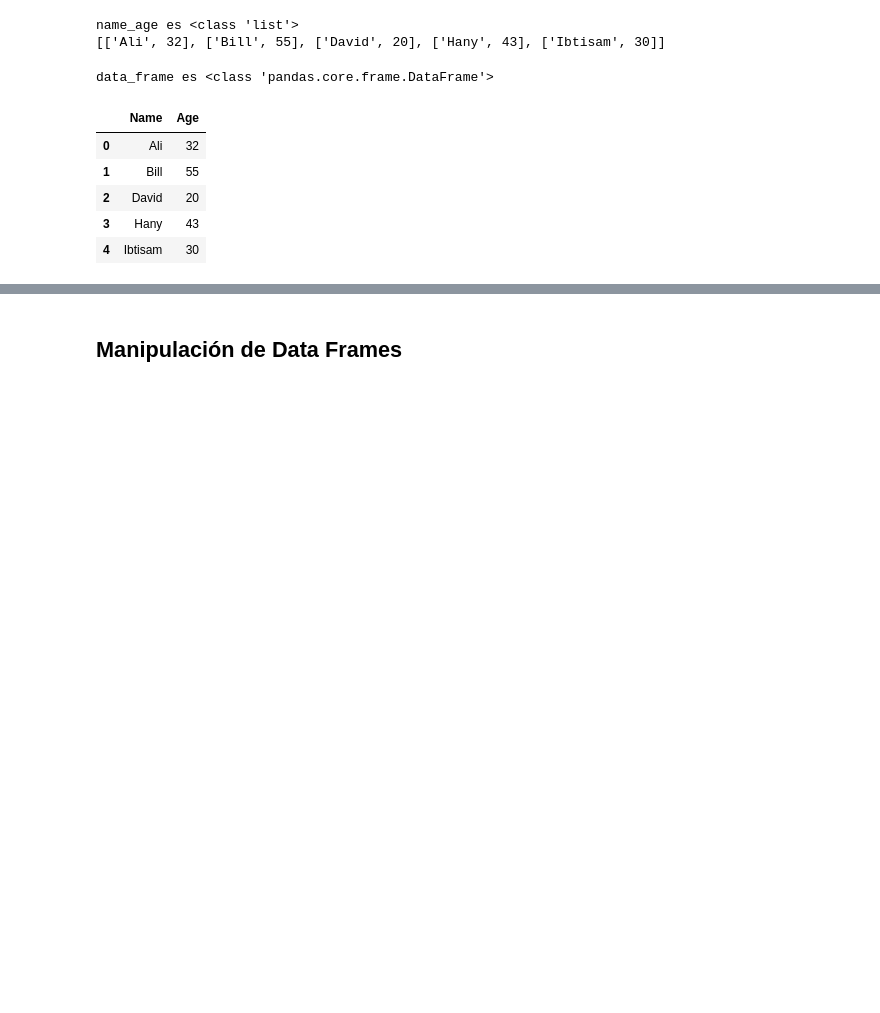
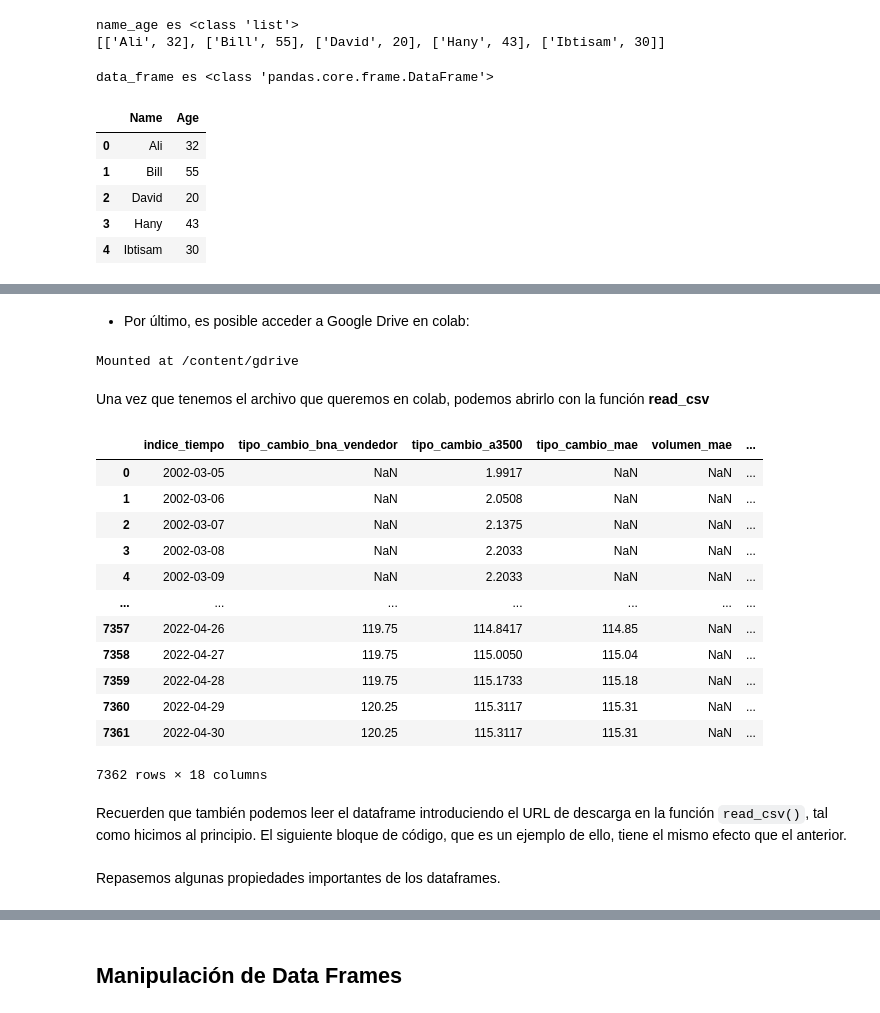
Before and after one commit to mateosuster/pythonungs, a Jupyter notebook: MPE_III_Intro_Pandas.ipynb, the cells around one changed output, grey strips where cells are left out. Cells and saved outputs as stored; diff of their text form; code cells hidden in the pictures; blank space fills up the shorter version.

```diff
--- a/MPE_III_Intro_Pandas.ipynb
+++ b/MPE_III_Intro_Pandas.ipynb
@@ -191,0 +230,29 @@ data_frame es <class 'pandas.core.frame.DataFrame'>
+# %% [markdown]
+* Por último, es posible acceder a Google Drive en colab:
+# %%
+from google.colab import drive
+
+drive.mount('/content/gdrive')
+# %% [output]
+Mounted at /content/gdrive
+# %% [markdown]
+Una vez que tenemos el archivo que queremos en colab, podemos abrirlo con la función **read_csv**
+# %%
+dolar_df = pd.read_csv("/content/datos-tipo-cambio-usd-futuro-dolar-frecuencia-diaria.csv")
+dolar_df
+# %% [output]
+|  | indice_tiempo | tipo_cambio_bna_vendedor | tipo_cambio_a3500 | tipo_cambio_mae | volumen_mae | ... |
+| 0 | 2002-03-05 | NaN | 1.9917 | NaN | NaN | ... |
+| 1 | 2002-03-06 | NaN | 2.0508 | NaN | NaN | ... |
+| 2 | 2002-03-07 | NaN | 2.1375 | NaN | NaN | ... |
+| 3 | 2002-03-08 | NaN | 2.2033 | NaN | NaN | ... |
+| 4 | 2002-03-09 | NaN | 2.2033 | NaN | NaN | ... |
+| ... | ... | ... | ... | ... | ... | ... |
+| 7357 | 2022-04-26 | 119.75 | 114.8417 | 114.85 | NaN | ... |
+| 7358 | 2022-04-27 | 119.75 | 115.0050 | 115.04 | NaN | ... |
+| 7359 | 2022-04-28 | 119.75 | 115.1733 | 115.18 | NaN | ... |
+| 7360 | 2022-04-29 | 120.25 | 115.3117 | 115.31 | NaN | ... |
+| 7361 | 2022-04-30 | 120.25 | 115.3117 | 115.31 | NaN | ... |
+7362 rows × 18 columns
+# %% [markdown]
+Recuerden que también podemos leer el dataframe introduciendo el URL de descarga en la función `read_csv()`, tal como hicimos al principio. El siguiente bloque de código, que es un ejemplo de ello, tiene el mismo efecto que el anterior.
@@ -191,0 +262,2 @@ data_frame es <class 'pandas.core.frame.DataFrame'>
+# %% [markdown]
+Repasemos algunas propiedades importantes de los dataframes.
```
Also changed, not shown: parts of 37 cells of this notebook.
